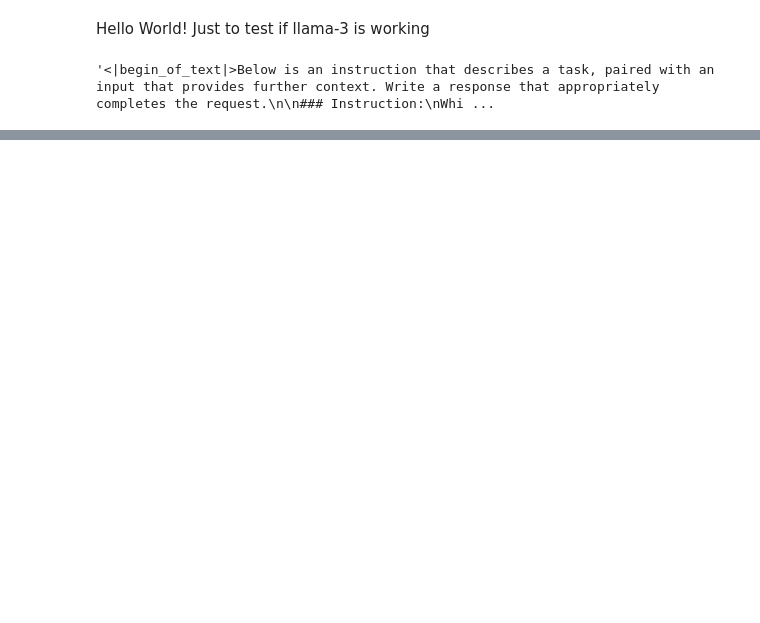
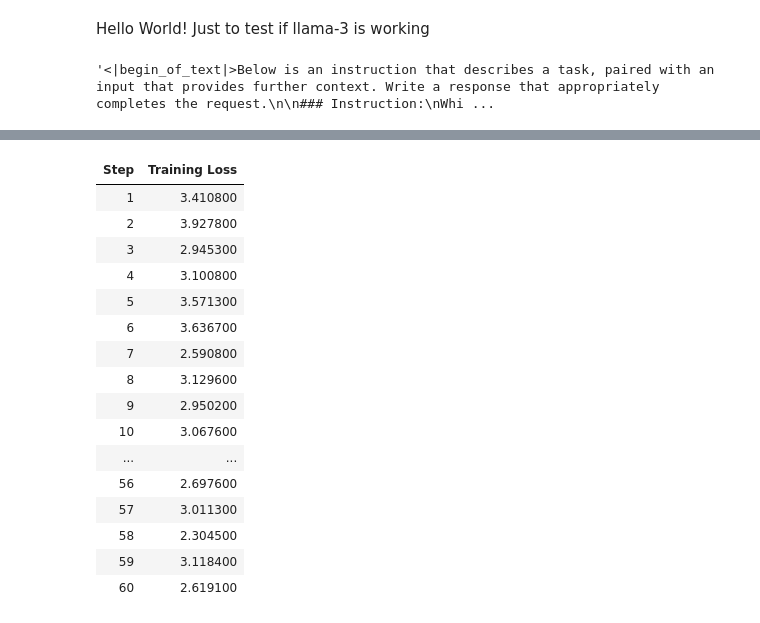
Before and after one commit to Zen-Teng/Stylos, a Jupyter notebook: FineTuner.ipynb, the cells around one changed output, grey strips where cells are left out. Drawn from its saved outputs; the diff is of its cells as text; code cells hidden in the pictures; blank space fills up the shorter version.

Commit message:
Trained the model to read a Harry Potter book

```diff
--- a/FineTuner.ipynb
+++ b/FineTuner.ipynb
@@ -84,0 +168,63 @@ tokenizer.batch_decode(outputs)[0]
+# %%
+from unsloth import FastLanguageModel
+from datasets import load_dataset
+
+# 1. Load your processed text file
+dataset = load_dataset("text", data_files={"train": "training_data.txt"}, split="train")
+
+# 2. Tokenize it (Unsloth handles the splitting here)
+model, tokenizer = FastLanguageModel.from_pretrained(
+    model_name = "unsloth/llama-3-8b-bnb-4bit", # or Mistral
+    max_seq_length = 2048,
+    load_in_4bit = True,
+)
+# 2.a Attach the LoRA adapters
+model = FastLanguageModel.get_peft_model(
+    model,
+    r = 16, # Choose any number > 0 ! Suggested 8, 16, 32, 64, 128
+    target_modules = ["q_proj", "k_proj", "v_proj", "o_proj",
+                      "gate_proj", "up_proj", "down_proj",],
+    lora_alpha = 16,
+    lora_dropout = 0, # Supports any, but = 0 is optimized
+    bias = "none",    # Supports any, but = "none" is optimized
+    use_gradient_checkpointing = "unsloth", # True or "unsloth" for very long context
+    random_state = 3407,
+    use_rslora = False,  # We support rank stabilized LoRA
+    loftq_config = None, # And LoftQ
+)
+
+def formatting_func(examples):
+    # This chunks the text into blocks of 2048 tokens
+    return {"text": examples["text"]}
+
+# 3. Set up the Trainer (Group texts together)
+from trl import SFTTrainer
+from transformers import TrainingArguments
+
+trainer = SFTTrainer(
+    model = model,
+    train_dataset = dataset,
+    dataset_text_field = "text",
+    max_seq_length = 2048,
+    dataset_num_proc = 2,
+    tokenizer = tokenizer,
+    dtype = None,           # Auto-detection
+    load_in_4bit = True,    # Ensure 4bit is strictly True
+    # force the model to use the GPU
+    device_map = "cuda",
+    packing = True, # <--- IMPORTANT: This combines short chapters into full blocks
+    args = TrainingArguments(
+        per_device_train_batch_size = 1,
+        gradient_accumulation_steps = 8,
+        max_steps = 60, # Adjust based on how much data you have
+        learning_rate = 2e-4,
+        fp16 = not torch.cuda.is_bf16_supported(),
+        bf16 = torch.cuda.is_bf16_supported(),
+        logging_steps = 1,
+        output_dir = "outputs",
+        optim = "adamw_8bit",
+    ),
+)
+
+trainer.train()
+# %% [output]
@@ -84,0 +243,17 @@ tokenizer.batch_decode(outputs)[0]
+| Step | Training Loss |
+| 1 | 3.410800 |
+| 2 | 3.927800 |
+| 3 | 2.945300 |
+| 4 | 3.100800 |
+| 5 | 3.571300 |
+| 6 | 3.636700 |
+| 7 | 2.590800 |
+| 8 | 3.129600 |
+| 9 | 2.950200 |
+| 10 | 3.067600 |
+| ... | ... |
+| 56 | 2.697600 |
+| 57 | 3.011300 |
+| 58 | 2.304500 |
+| 59 | 3.118400 |
+| 60 | 2.619100 |
```
Also changed, not shown: parts of 10 cells of this notebook.
